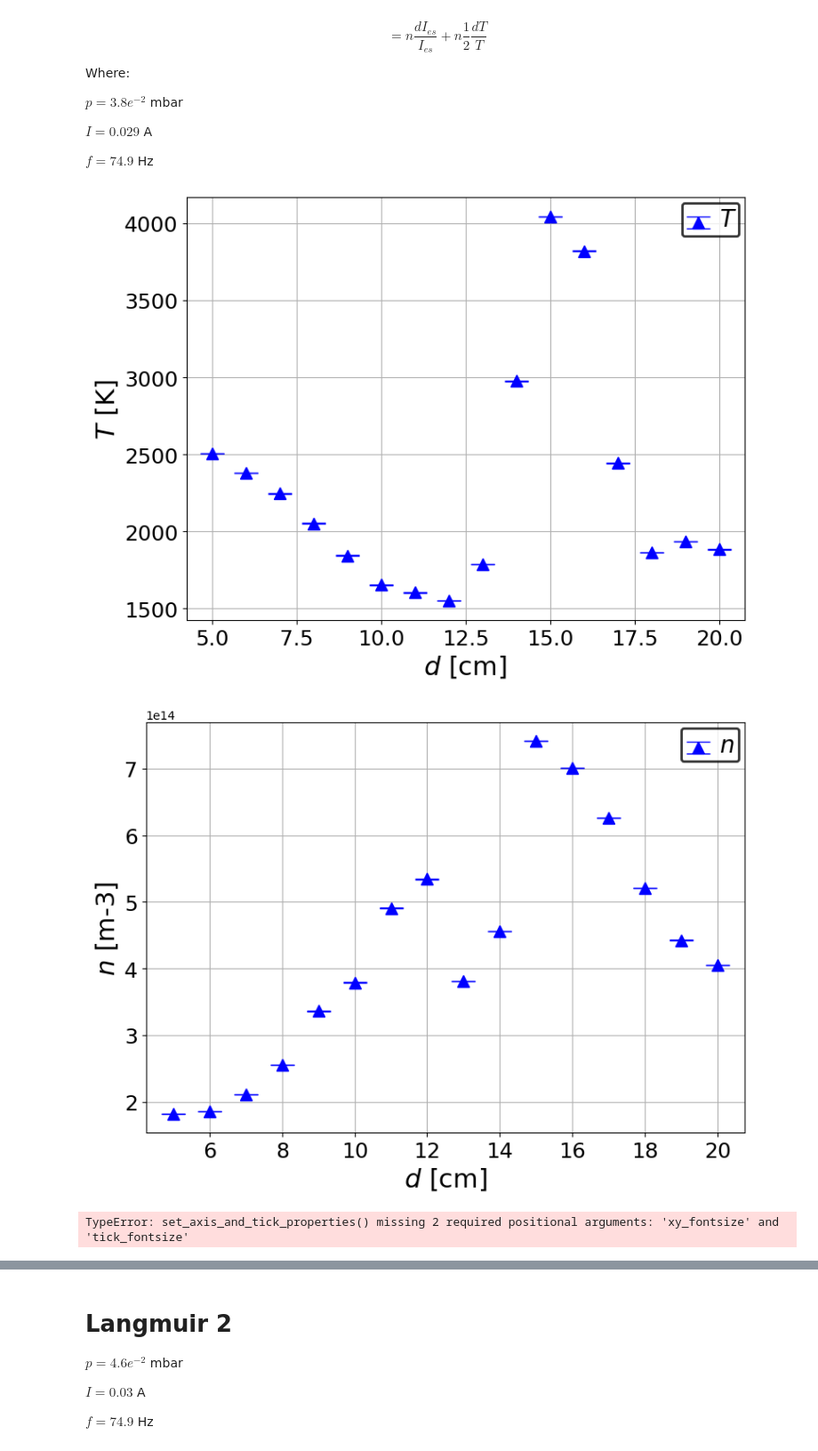
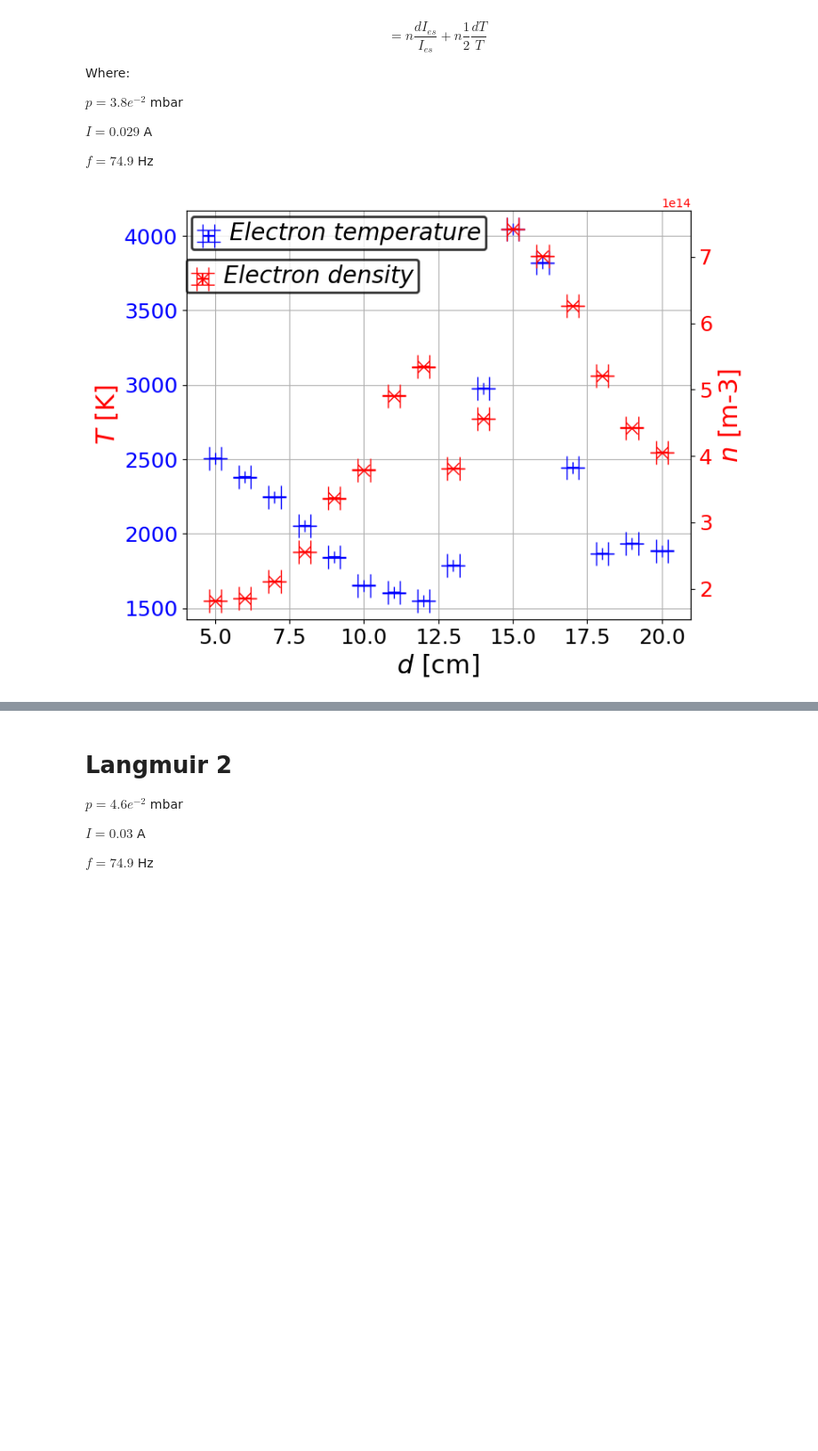
Before and after one commit to ferocitoo/TP3, a Jupyter notebook: TP_Plasma/Langmuir.ipynb, the cells around one changed output, grey strips where cells are left out. Shown: that part at 89% size. Drawn from its saved outputs; the diff is of its cells as text; code cells hidden in the pictures; blank space fills up the shorter version.

```diff
--- a/TP_Plasma/Langmuir.ipynb
+++ b/TP_Plasma/Langmuir.ipynb
@@ -173,43 +173,46 @@ for i in range (len(Vs)):
     # plt.show()
 
     # print(f'T = {T:.2f} K')
     # print(f'n = {n:.2e} cm-3')
 
-ax,fig = u.create_figure_and_apply_format((8,6),xlabel='$d$ [cm]', ylabel='$T$ [K]')
-# ax.plot(np.arange(5, 21), Ts)
-ax.errorbar(np.arange(5, 21), Ts, yerr=dTs, fmt='^', label='T', color='blue', markersize=10, capsize=10,capthick=1)
-u.set_legend_properties(ax)
-plt.show()
+# ax,fig = u.create_figure_and_apply_format((8,6),xlabel='$d$ [cm]', ylabel='$T$ [K]')
+# # ax.plot(np.arange(5, 21), Ts)
+# ax.errorbar(np.arange(5, 21), Ts, yerr=dTs, fmt='^', label='T', color='blue', markersize=10, capsize=10,capthick=1)
+# u.set_legend_properties(ax)
+# plt.show()
 
-ax,fig = u.create_figure_and_apply_format((8,6),xlabel='$d$ [cm]', ylabel='$n$ [m-3]')
-# ax.plot(np.arange(5, 21), ns)
-ax.errorbar(np.arange(5, 21), ns, yerr=dns, fmt='^', label='n', color='blue', markersize=10, capsize=10,capthick=1)
-u.set_legend_properties(ax)
-plt.show()
+# ax,fig = u.create_figure_and_apply_format((8,6),xlabel='$d$ [cm]', ylabel='$n$ [m-3]')
+# # ax.plot(np.arange(5, 21), ns)
+# ax.errorbar(np.arange(5, 21), ns, yerr=dns, fmt='^', label='n', color='blue', markersize=10, capsize=10,capthick=1)
+# u.set_legend_properties(ax)
+# plt.show()
 
 
 fig, ax1 = plt.subplots(figsize=(8, 6))
 u.set_axis_and_tick_properties(ax1, x_label='$d$ [cm]', y_label='$T$ [K]')
 color = 'blue'
 ax1.errorbar(np.arange(5, 21), Ts, yerr=dTs, xerr = d_err, fmt='+', color=color, markersize=10, capsize=10, capthick=1, label ="Electron temperature")
 ax1.tick_params(axis='y', labelcolor=color)
 
 ax2 = ax1.twinx()  # instantiate a second axes that shares the same x-axis
 u.set_axis_and_tick_properties(ax2, x_label='$d$ [cm]', y_label='$n$ [m-3]')
 color = 'red'
 ax2.set_ylabel('$n$ [m-3]', color=color)  # we already handled the x-label with ax1
 ax2.errorbar(np.arange(5, 21), ns, yerr=dns, xerr = d_err,fmt='x',  color=color, markersize=10, capsize=10, capthick=1,label ="Electron density")
 ax2.tick_params(axis='y', labelcolor=color)
 
 ax1.grid()
 # ax2.grid()
+ax1.set_ylabel('$T$ [K]', color=color)  # we already handled the x-label with ax1
+
 
 u.set_legend_properties(ax1)
 u.set_legend_properties(ax2,loc=(0, 0.8))
 
 fig.tight_layout()  # to prevent overlap of labels
+
+fig.savefig(f'Figures/Tnd_p=3.8_f=75.pdf', bbox_inches='tight')
+
 plt.show()
 # %% [output]
-[figure, old version]
+[figure, new version]
-[figure, removed]
-TypeError: set_axis_and_tick_properties() missing 2 required positional arguments: 'xy_fontsize' and 'tick_fontsize'
```
Also changed, not shown: parts of 5 cells of this notebook.
